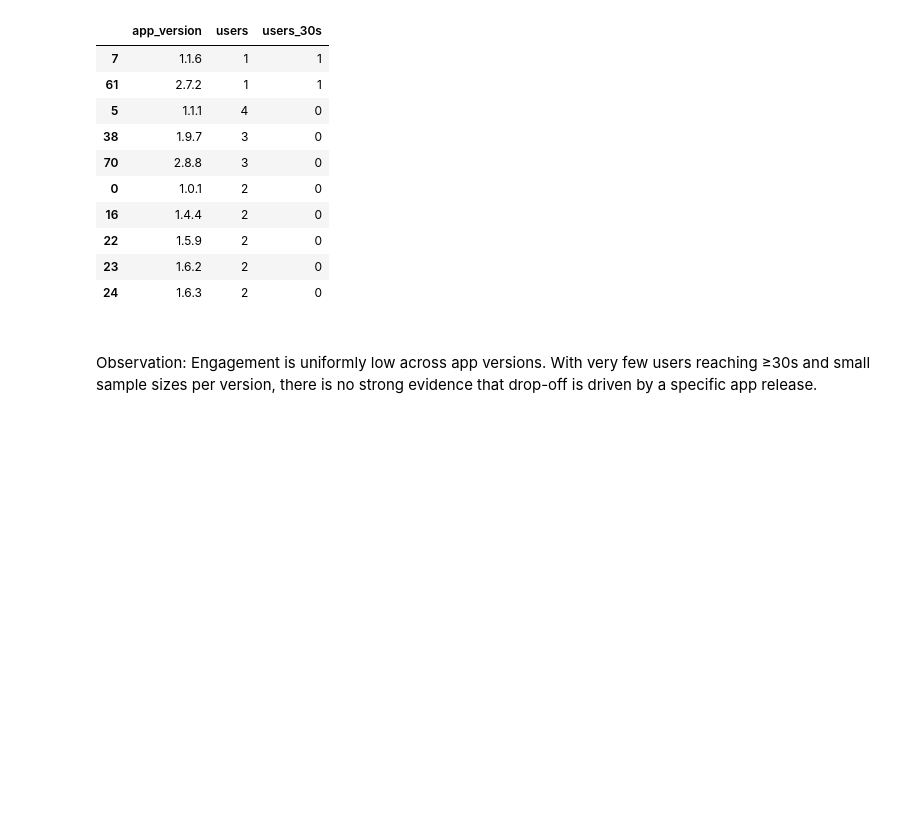
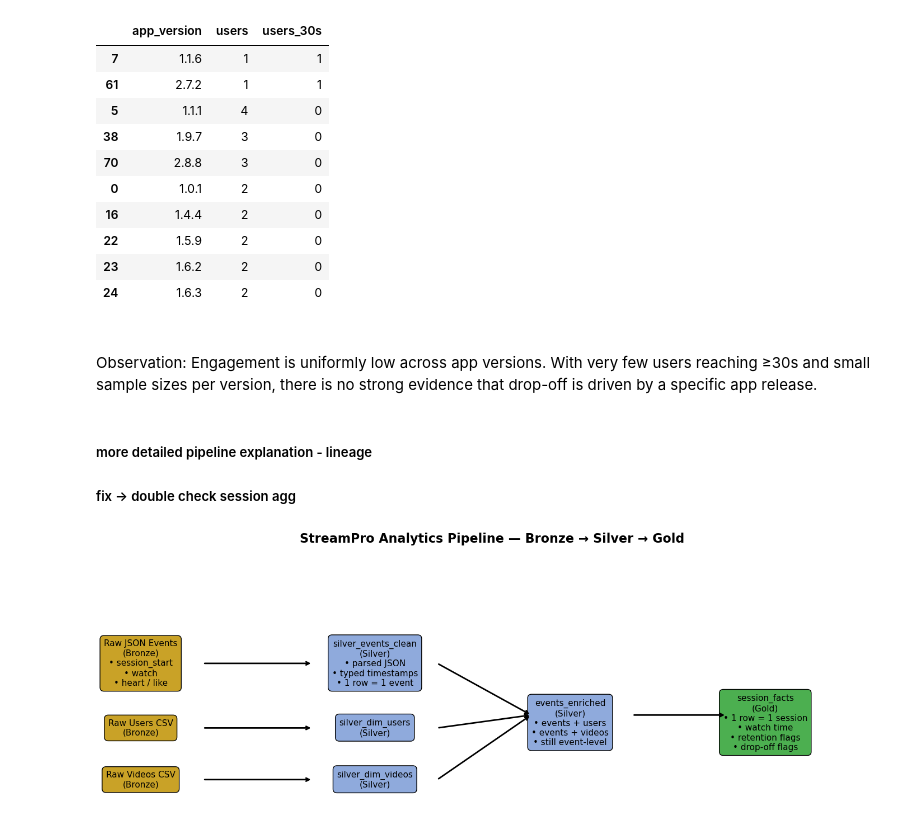
Before and after one commit to AleksandarJeremic/streampro-assignment, a Jupyter notebook: Notebook/streampro_assignment.ipynb, the cells around one changed output. Drawn from its saved outputs; the diff is of its cells as text; code cells hidden in the pictures; blank space fills up the shorter version.

```diff
--- a/Notebook/streampro_assignment.ipynb
+++ b/Notebook/streampro_assignment.ipynb
@@ -508,3 +540,6 @@ version_summary.head(10)
 #####
 Observation:
 Engagement is uniformly low across app versions. With very few users reaching ≥30s and small sample sizes per version, there is no strong evidence that drop-off is driven by a specific app release.
+# %% [markdown]
+##### more detailed pipeline explanation - lineage
+##### fix -> double check session agg
@@ -510,0 +562,68 @@ Engagement is uniformly low across app versions. With very few users reaching
+# %%
+import matplotlib.pyplot as plt
+
+fig, ax = plt.subplots(figsize=(18, 6))
+ax.axis("off")
+
+BRONZE = "#C9A227"   # bronze/gold tone
+SILVER = "#8FAADC"   # soft blue
+GOLD   = "#4CAF50"   # green
+
+# Boxes: (text, x, y, color)
+boxes = [
+    # Bronze
+    ("Raw JSON Events\n(Bronze)\n• session_start\n• watch\n• heart / like", 0.05, 0.55, BRONZE),
+    ("Raw Users CSV\n(Bronze)", 0.05, 0.30, BRONZE),
+    ("Raw Videos CSV\n(Bronze)", 0.05, 0.10, BRONZE),
+
+    # Silver
+    ("silver_events_clean\n(Silver)\n• parsed JSON\n• typed timestamps\n• 1 row = 1 event", 0.35, 0.55, SILVER),
+    ("silver_dim_users\n(Silver)", 0.35, 0.30, SILVER),
+    ("silver_dim_videos\n(Silver)", 0.35, 0.10, SILVER),
+
+    ("events_enriched\n(Silver)\n• events + users\n• events + videos\n• still event-level", 0.60, 0.32, SILVER),
+
+    # Gold
+    ("session_facts\n(Gold)\n• 1 row = 1 session\n• watch time\n• retention flags\n• drop-off flags", 0.85, 0.32, GOLD),
+]
+
+
+for text, x, y, color in boxes:
+    ax.text(
+        x, y, text,
+        ha="center", va="center",
+        fontsize=11,
+        bbox=dict(
+            boxstyle="round,pad=0.45",
+            facecolor=color,
+            edgecolor="black"
+        )
+    )
+
+arrows = [
+    # Bronze → Silver
+    ((0.13, 0.55), (0.27, 0.55)),
+    ((0.13, 0.30), (0.27, 0.30)),
+    ((0.13, 0.10), (0.27, 0.10)),
+
+    # Silver → enriched
+    ((0.43, 0.55), (0.55, 0.35)),
+    ((0.43, 0.30), (0.55, 0.35)),
+    ((0.43, 0.10), (0.55, 0.35)),
+
+    # Silver → Gold
+    ((0.68, 0.35), (0.80, 0.35)),
+]
+
+for start, end in arrows:
+    ax.annotate(
+        "",
+        xy=end,
+        xytext=start,
+        arrowprops=dict(arrowstyle="->", lw=2)
+    )
+
+plt.title("StreamPro Analytics Pipeline — Bronze → Silver → Gold", fontsize=16, weight="bold")
+plt.show()
+# %% [output]
+[figure, added]
```
Also changed, not shown: parts of 2 cells of this notebook.
